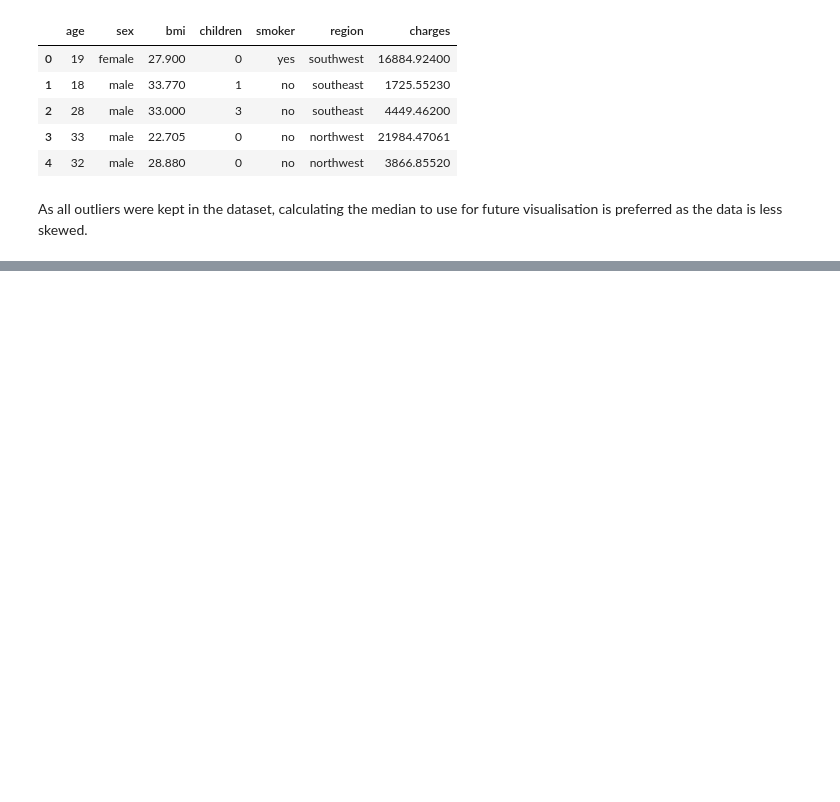
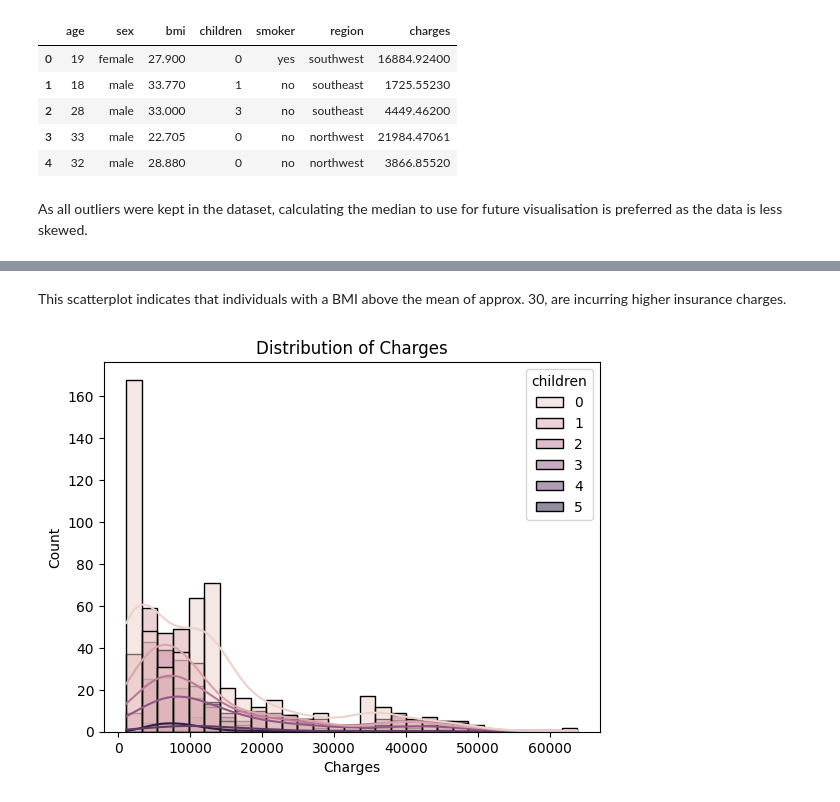
Before and after one commit to ksharpe-byte/Hackathon-1-Python_ETL_Visualisation, a Jupyter notebook: jupyter_notebooks/data_outliers.ipynb, the cells around one changed output, grey strips where cells are left out. Saved outputs shown, nothing was run; the diff lists cells and outputs as text; code cells hidden in the pictures; blank space fills up the shorter version.

```diff
--- a/jupyter_notebooks/data_outliers.ipynb
+++ b/jupyter_notebooks/data_outliers.ipynb
@@ -199,0 +211,9 @@ As all outliers were kept in the dataset, calculating the median to use for futu
+# %% [markdown]
+This scatterplot indicates that individuals with a BMI above the mean of approx. 30, are incurring higher insurance charges.
+# %%
+sns.histplot(data=df, kde=True, x='charges', hue='children')
+plt.title('Distribution of Charges')
+plt.xlabel('Charges')
+plt.show()
+# %% [output]
+[figure, added]
```
Also changed, not shown: parts of 3 cells of this notebook.
